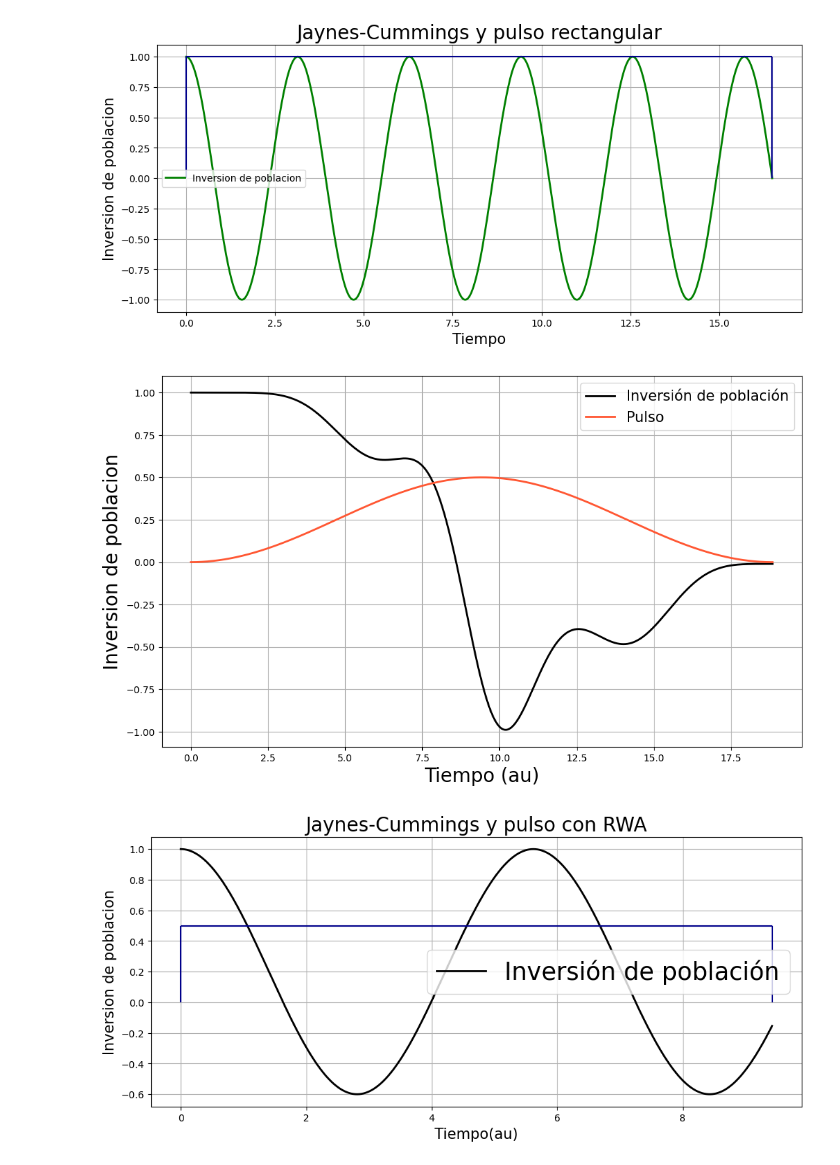
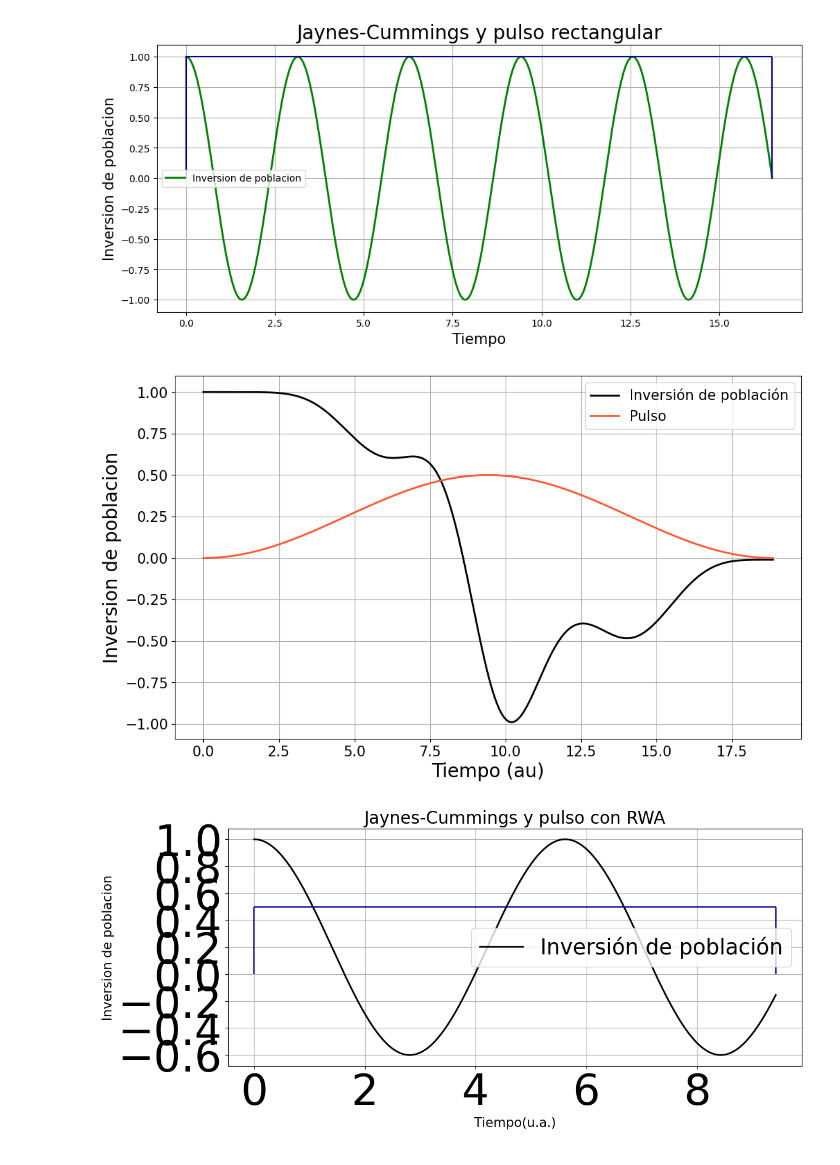
Before and after one commit to miguelgalviseli/Quantum_Photodynamics, a Jupyter notebook: area_t_atomo.ipynb, the cells around one changed output. Drawn from its saved outputs; the diff is of its cells as text; code cells hidden in the pictures.

```diff
--- a/area_t_atomo.ipynb
+++ b/area_t_atomo.ipynb
@@ -313,33 +313,38 @@ H1= [H0, [HI1, pulso_const]]
 # Resolvemos la ecuacion diferencial
 result = mesolve(H, psi01, t, [], [a.dag() * a, (sm.dag() * sm-sm *sm.dag()),sm *sm.dag(),sm.dag() * sm])
 result2 = mesolve(H1, psi01, t2, [], [a.dag() * a, (sm.dag() * sm-sm *sm.dag()),sm *sm.dag(),sm.dag() * sm])
 
 
 # Graficamos la inversion de poblacion
 plt.figure(figsize=(12,7))
 #plt.title("Átomo y pulso tipo seno cuadrado",fontsize=20)
 plt.plot(t, result.expect[1], label="Inversión de población",color='black',lw=2)
 plt.plot(t,pulso_l2(t,g),label="Pulso",color='#FF5733',lw=2)
 plt.grid()
 plt.xlabel('Tiempo (au)',fontsize=20)
 plt.ylabel('Inversion de poblacion',fontsize=20)
 plt.legend(fontsize=15)
+plt.xticks(fontsize=15)
+plt.yticks(fontsize=15)
 #plt.title("Jaynes-Cummings y pulso con RWA",fontsize=20)
 #plt.legend()
 plt.show()
 
 plt.figure(figsize=(12,5))
 plt.title("Átomo y envolvente constante",fontsize=20)
 plt.plot(t2, result2.expect[1], label="Inversión de población",color='black',lw=2)
 plt.hlines(d, 0, T1, color = 'darkblue')
 plt.vlines(0, 0, d, color = 'darkblue')
 plt.vlines(T1, 0, d, color = 'darkblue')
 plt.grid()
-plt.xlabel('Tiempo(au)',fontsize=15)
+plt.xlabel('Tiempo(u.a.)',fontsize=15)
 plt.ylabel('Inversion de poblacion',fontsize=15)
+#Cambiar el tamaño del tick
+plt.xticks(fontsize=50)
+plt.yticks(fontsize=50)
 plt.title("Jaynes-Cummings y pulso con RWA",fontsize=20)
 plt.legend(fontsize=25)
 plt.show()
 # %% [output]
-[figure, old version]
+[figure, new version]
-[figure, old version]
+[figure, new version]
```
Also changed, not shown: 9 other files.
